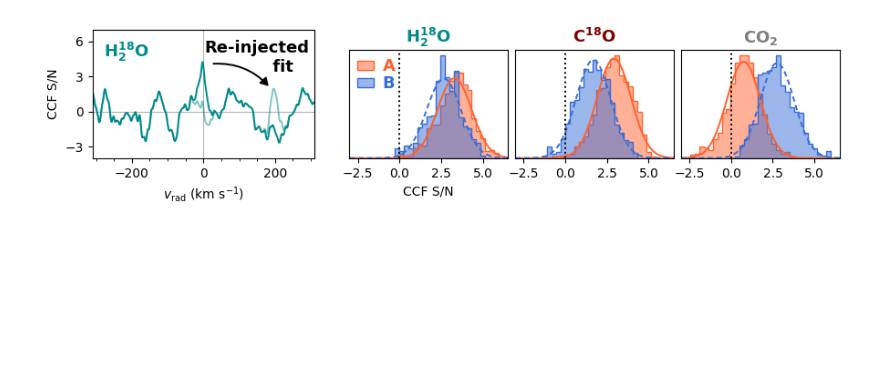
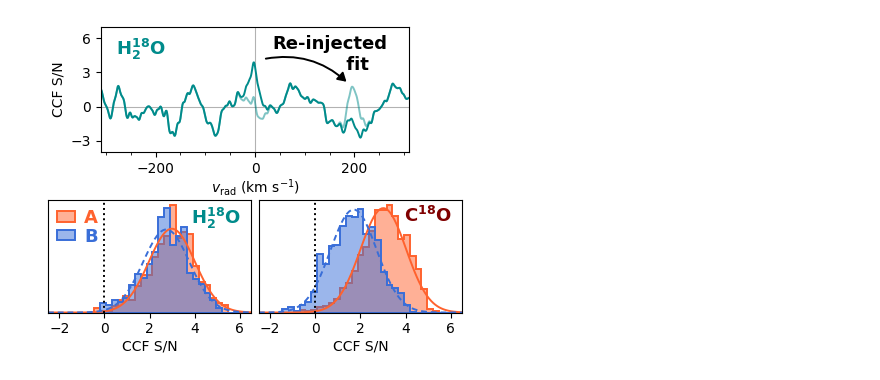
Before and after one commit to samderegt/retrieval_base, a Jupyter notebook: Luhman_16/figures/plot_K_band_CCF.ipynb, the cells around one changed output. Cells and saved outputs as stored; diff of their text form; code cells hidden in the pictures; blank space fills up the shorter version.

Commit message:
Luhman 16 plot updates

```diff
--- a/Luhman_16/figures/plot_K_band_CCF.ipynb
+++ b/Luhman_16/figures/plot_K_band_CCF.ipynb
@@ -25,6 +25,6 @@ env_colors_B[:,3] = 0.5; env_colors_B[0,3] = 0.0
 res_alpha = 0.85
 
 path = '/net/schenk/data2/regt/data_backup/Luhman_16/retrieval_outputs'
-A = result_utils.RetrievalResults(f'{path}/freechem_K_A_ret_6/test_')
-B = result_utils.RetrievalResults(f'{path}/freechem_K_B_ret_6/test_')
+A = result_utils.RetrievalResults(f'{path}/freechem_K_A_ret_8/test_')
+B = result_utils.RetrievalResults(f'{path}/freechem_K_B_ret_8/test_')
 # %% [output]
@@ -76,6 +101,9 @@ def get_CCF(Res, line_species_to_exclude=['1H2-16O__POKAZATEL', '1H2-17O__HotWat
     all_CCF, all_ACF = {}, {}
 
     for line_species in all_line_species:
+
+        if line_species not in ['1H2-18O__HotWat78', '12C-18O__HITEMP']:
+            continue
 
         print('\n'+line_species)
         if line_species in ['MMW','H2','He']:
@@ -592,4 +454,22 @@ plt.show()
 # %%
+rv_A = A.ParamTable.get('rv')
+rv_B = B.ParamTable.get('rv')
+rv_A, rv_B = 0., 0.
+
+# xlim = (0,1000)
+# xlim = (-220,220)
+xlim = (-310,310)
+# xticks_minor = np.arange(-200,201,50)
+# xticks = np.arange(-150,151,150)
+xticks_minor = np.arange(-300,301,50)
+# xticks = np.arange(-300,301,150)
+xticks = np.arange(-200,201,200)
+
+ylim = [(-8,30), (-4,13), (-4,8), (-4,6)]
+yticks_minor = np.arange(-5,31,5)
+#yticks = np.arange(0,31,10)
+lw_m = 1.4
+
 def bootstrap_CCF_SNR(rv, CCF):
 
     from astropy.modeling.models import Gaussian1D, Const1D, Moffat1D
@@ -633,20 +513,25 @@ hist_kwargs_B = hist_kwargs_A.copy()
 hist_kwargs_B['fc'] = env_colors_B[-1]
 hist_kwargs_B['ec'] = color_B
 
-xlim = (-3,6.5)
+xlim = (-2.5,6.5)
 
 from scipy.stats import norm
 x = np.linspace(xlim[0], xlim[1], 100)
 
-fig = plt.figure(figsize=(9,2.2))
-gs = fig.add_gridspec(nrows=2, ncols=5, wspace=0.05, width_ratios=[1.4,0.13,1,1,1], height_ratios=[0.08,1])
-ax_CCF = np.array([fig.add_subplot(gs[:,0])])
-ax_hist = np.array([fig.add_subplot(gs[1,-3]), fig.add_subplot(gs[1,-2]), fig.add_subplot(gs[1,-1])])
+fig = plt.figure(figsize=(4.5,3.4))
+gs = fig.add_gridspec(nrows=2, ncols=4, wspace=0.08, height_ratios=[1,0.9], hspace=0.4, width_ratios=[0.12,0.4,0.4,0.12])
+ax_CCF = np.array([fig.add_subplot(gs[0,1:-1])])
+ax_hist = np.array([fig.add_subplot(gs[1,:2]), fig.add_subplot(gs[1,-2:])])
+
+# fig = plt.figure(figsize=(7,2.2))
+# gs = fig.add_gridspec(nrows=2, ncols=4, wspace=0.05, width_ratios=[1.4,0.13,1,1], height_ratios=[0.08,1])
+# ax_CCF = np.array([fig.add_subplot(gs[:,0])])
+# ax_hist = np.array([fig.add_subplot(gs[1,-2]), fig.add_subplot(gs[1,-1])])
 
 species = [
     ('1H2-18O__HotWat78', 'H_2^{18}O', 'darkcyan'),
     ('12C-18O__HITEMP', 'C^{18}O', 'maroon'),
-    ('12C-16O2__HITEMP', 'CO_2', 'C7'),
+    # ('12C-16O2__HITEMP', 'CO_2', 'C7'),
 ]
 for j, items in enumerate(species):
     line_species_j, label_j, color_j = items
@@ -702,7 +587,7 @@ for j, items in enumerate(species):
     # print(norm.ppf(0.01, loc=np.mean(SNRs_B), scale=np.std(SNRs_B)))
     print()
 
-    ax_hist[j].set(xlim=xlim, yticks=[])
+    ax_hist[j].set(xlim=xlim, yticks=[], xticks=np.arange(-2,7,2))
 
     # Reference lines
     # ax_hist[j].axvline(SNRs_A[rv==0].flatten()[0], lw=1.4, c=color_A)
@@ -710,36 +595,41 @@ for j, items in enumerate(species):
     ax_hist[j].axvline(0, lw=1.4, c='k', ls=':')
 
     # Print molecule name in corner
-    ax_hist[j].set_title(label_j, fontsize=13, fontweight='bold', color=color_j)
+    # ax_hist[j].set_title(label_j, fontsize=13, fontweight='bold', color=color_j)
+    ax_hist[j].annotate(label_j, xy=(0.95,0.95), xycoords='axes fraction', ha='right', va='top', fontsize=13, fontweight='bold', color=color_j)
 
 ax_CCF[0].annotate(
     '', xy=(0,4), xytext=(200,1.5), ha='center', va='center',
     arrowprops=dict(
         arrowstyle='<|-,head_width=0.3,head_length=0.5', shrinkB=8, shrinkA=8,
         connectionstyle='arc3,rad=0.3', lw=1.4, color='k'
         )
     )
 ax_CCF[0].annotate(
     'Re-injected\n         fit', xy=(150,4.6), ha='center', va='center',
     color='k', fontsize=13, fontweight='bold',
     )
 
 ax_CCF[0].set_xticks(xticks_minor, minor=True)
 ax_CCF[0].set(
     xlabel=r'$v_\mathrm{rad}\ (\mathrm{km\ s^{-1}})$', xlim=(-310,310), xticks=xticks,
     ylabel='CCF S/N', ylim=(-4,7), yticks=(-3,0,3,6),
     )
+ax_CCF[0].set_xlabel(r'$v_\mathrm{rad}\ (\mathrm{km\ s^{-1}})$', labelpad=1)
 
 ax_hist[0].legend(
     loc='upper left', bbox_to_anchor=(0.,1.), labelspacing=0.05, handlelength=1.0, handleheight=0.5,
     handletextpad=0.5, borderpad=0., labelcolor=[color_A, color_B],
     prop={'weight':'bold', 'size':13}, frameon=False,
 )
-ax_hist[0].set(xlabel='CCF S/N')
+ax_hist[0].set_xlabel('CCF S/N', labelpad=2)
+ax_hist[1].set_xlabel('CCF S/N', labelpad=2)
 
-plt.subplots_adjust(left=0.07, bottom=0.25, top=0.89, right=0.98)
+# plt.subplots_adjust(left=0.09, bottom=0.25, top=0.89, right=0.98)
+# plt.savefig(f'./plots/K_band_bootstrap_CCF.pdf')
+plt.subplots_adjust(left=0.04, bottom=0.13, top=0.97, right=0.96)
 plt.savefig(f'./plots/K_band_bootstrap_CCF.pdf')
 
 plt.show()
 # %% [output]
-[figure, old version]
+[figure, new version]
```
Also changed, not shown: parts of 8 cells of this notebook, 6 other files.
